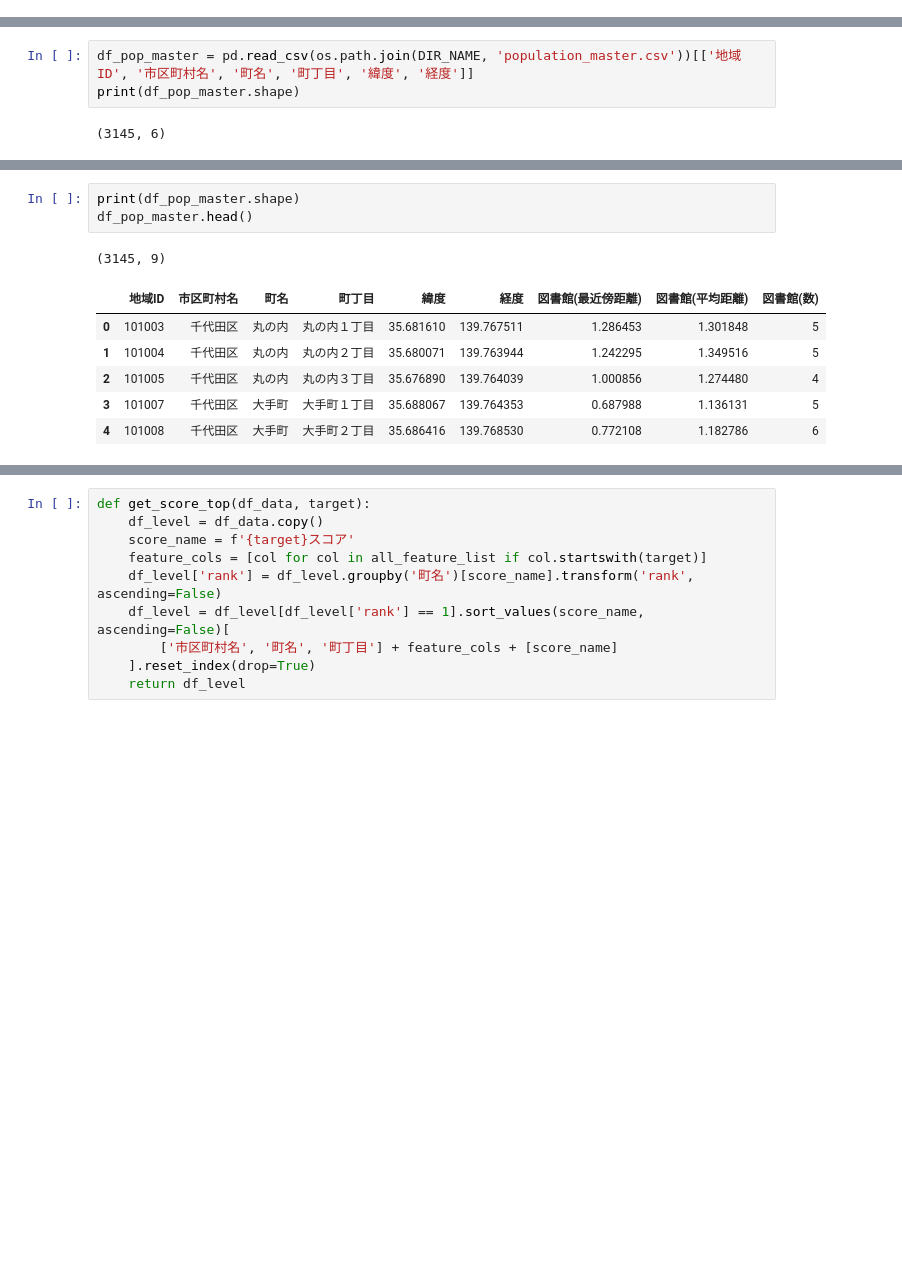
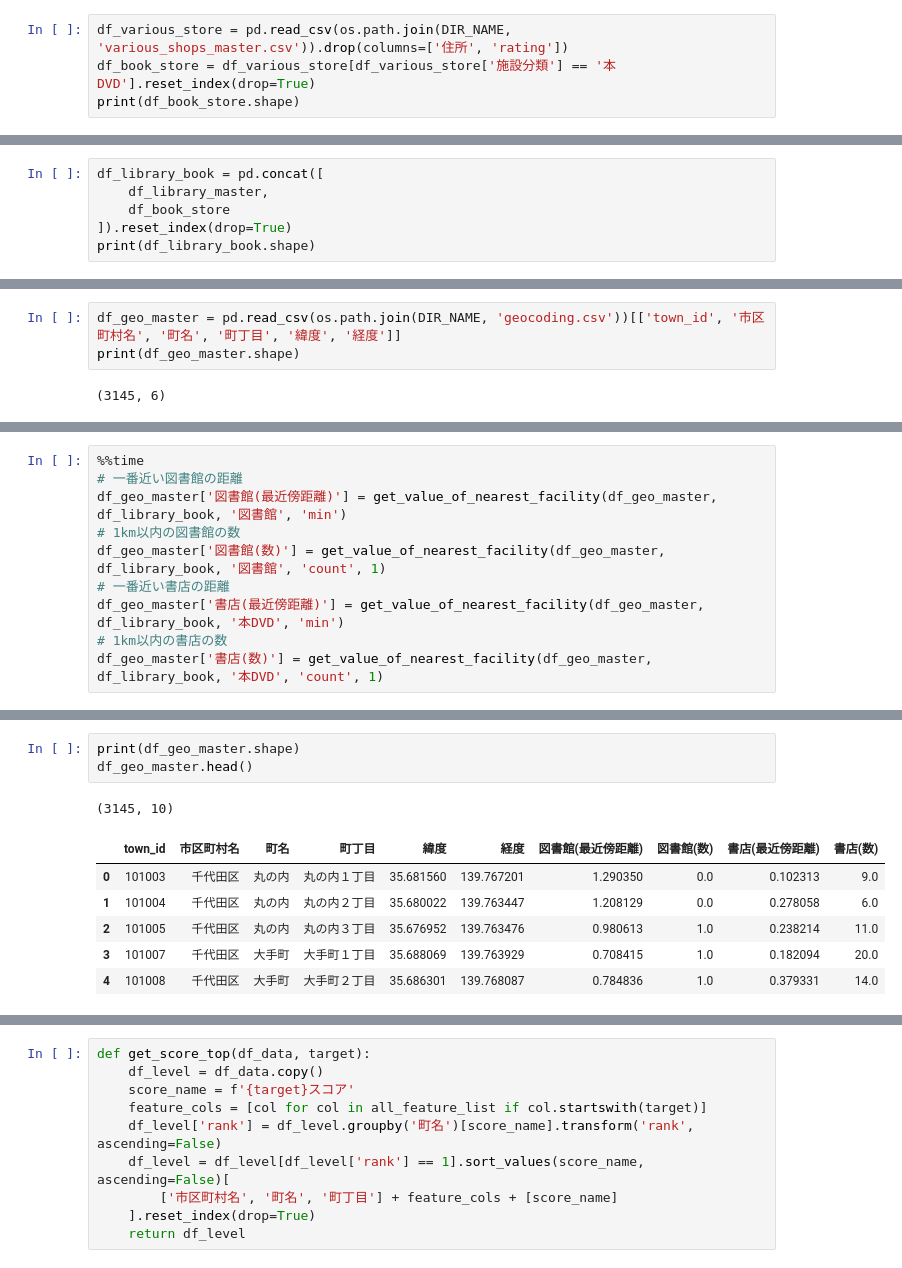
Before and after one commit to z-guard/analysis, a Jupyter notebook: notebooks/library.ipynb, the cells around one changed output, grey strips where cells are left out. Saved outputs shown, nothing was run; the diff lists cells and outputs as text; blank space fills up the shorter version.

```diff
--- a/notebooks/library.ipynb
+++ b/notebooks/library.ipynb
@@ -116,0 +127,4 @@ df_library_master.to_csv(os.path.join(DIR_NAME, output_master_file), index=False
+# %%
+df_various_store = pd.read_csv(os.path.join(DIR_NAME, 'various_shops_master.csv')).drop(columns=['住所', 'rating'])
+df_book_store = df_various_store[df_various_store['施設分類'] == '本DVD'].reset_index(drop=True)
+print(df_book_store.shape)
@@ -116,0 +133,6 @@ df_library_master.to_csv(os.path.join(DIR_NAME, output_master_file), index=False
+# %%
+df_library_book = pd.concat([
+    df_library_master,
+    df_book_store
+]).reset_index(drop=True)
+print(df_library_book.shape)
@@ -117,5 +143,5 @@ df_library_master.to_csv(os.path.join(DIR_NAME, output_master_file), index=False
 # %%
-df_pop_master = pd.read_csv(os.path.join(DIR_NAME, 'population_master.csv'))[['地域ID', '市区町村名', '町名', '町丁目', '緯度', '経度']]
-print(df_pop_master.shape)
+df_geo_master = pd.read_csv(os.path.join(DIR_NAME, 'geocoding.csv'))[['town_id', '市区町村名', '町名', '町丁目', '緯度', '経度']]
+print(df_geo_master.shape)
 # %% [output]
 (3145, 6)
@@ -132,0 +148,10 @@ Wall time: 1min 16s
+# %%
+%%time
+# 一番近い図書館の距離
+df_geo_master['図書館(最近傍距離)'] = get_value_of_nearest_facility(df_geo_master, df_library_book, '図書館', 'min')
+# 1km以内の図書館の数
+df_geo_master['図書館(数)'] = get_value_of_nearest_facility(df_geo_master, df_library_book, '図書館', 'count', 1)
+# 一番近い書店の距離
+df_geo_master['書店(最近傍距離)'] = get_value_of_nearest_facility(df_geo_master, df_library_book, '本DVD', 'min')
+# 1km以内の書店の数
+df_geo_master['書店(数)'] = get_value_of_nearest_facility(df_geo_master, df_library_book, '本DVD', 'count', 1)
@@ -133,11 +179,11 @@ Wall time: 1min 16s
 # %%
-print(df_pop_master.shape)
-df_pop_master.head()
+print(df_geo_master.shape)
+df_geo_master.head()
 # %% [output]
-(3145, 9)
+(3145, 10)
-|  | 地域ID | 市区町村名 | 町名 | 町丁目 | 緯度 | 経度 | 図書館(最近傍距離) | 図書館(平均距離) | 図書館(数) |
-| 0 | 101003 | 千代田区 | 丸の内 | 丸の内１丁目 | 35.681610 | 139.767511 | 1.286453 | 1.301848 | 5 |
-| 1 | 101004 | 千代田区 | 丸の内 | 丸の内２丁目 | 35.680071 | 139.763944 | 1.242295 | 1.349516 | 5 |
-| 2 | 101005 | 千代田区 | 丸の内 | 丸の内３丁目 | 35.676890 | 139.764039 | 1.000856 | 1.274480 | 4 |
-| 3 | 101007 | 千代田区 | 大手町 | 大手町１丁目 | 35.688067 | 139.764353 | 0.687988 | 1.136131 | 5 |
-| 4 | 101008 | 千代田区 | 大手町 | 大手町２丁目 | 35.686416 | 139.768530 | 0.772108 | 1.182786 | 6 |
+|  | town_id | 市区町村名 | 町名 | 町丁目 | 緯度 | 経度 | 図書館(最近傍距離) | 図書館(数) | 書店(最近傍距離) | 書店(数) |
+| 0 | 101003 | 千代田区 | 丸の内 | 丸の内１丁目 | 35.681560 | 139.767201 | 1.290350 | 0.0 | 0.102313 | 9.0 |
+| 1 | 101004 | 千代田区 | 丸の内 | 丸の内２丁目 | 35.680022 | 139.763447 | 1.208129 | 0.0 | 0.278058 | 6.0 |
+| 2 | 101005 | 千代田区 | 丸の内 | 丸の内３丁目 | 35.676952 | 139.763476 | 0.980613 | 1.0 | 0.238214 | 11.0 |
+| 3 | 101007 | 千代田区 | 大手町 | 大手町１丁目 | 35.688069 | 139.763929 | 0.708415 | 1.0 | 0.182094 | 20.0 |
+| 4 | 101008 | 千代田区 | 大手町 | 大手町２丁目 | 35.686301 | 139.768087 | 0.784836 | 1.0 | 0.379331 | 14.0 |
```
Also changed, not shown: parts of 40 cells of this notebook.
